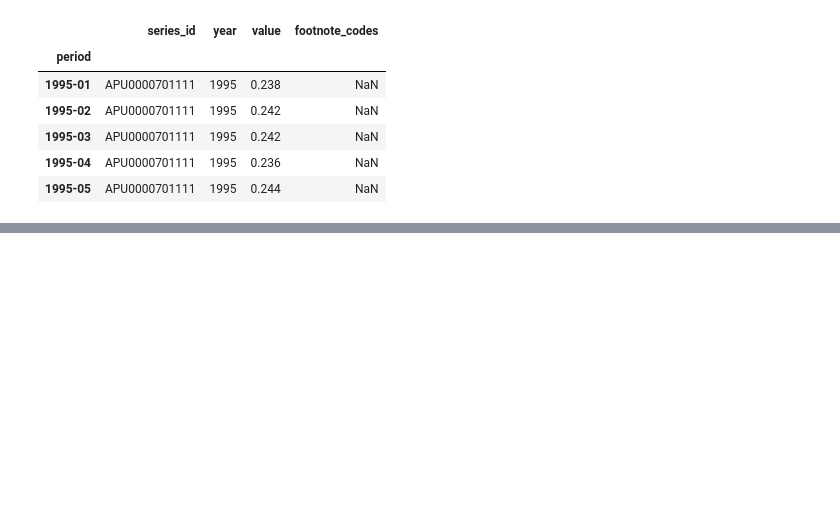
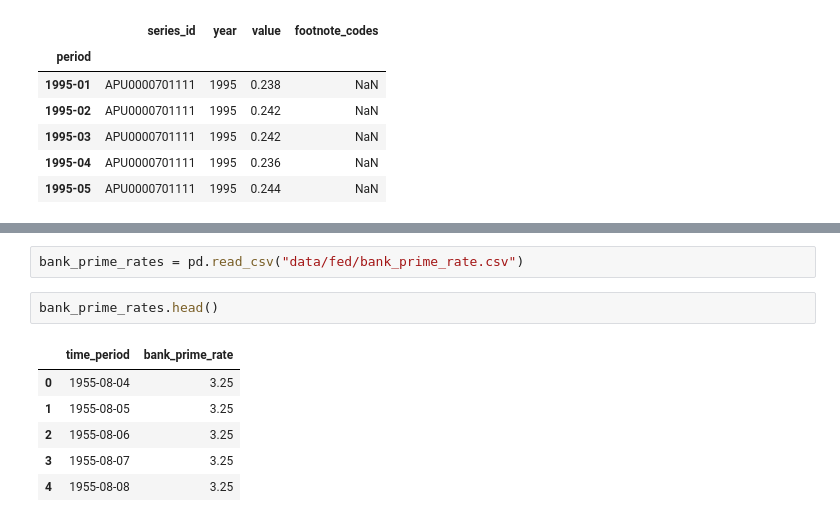
Before and after one commit to johnsonlarryl/machine_learning_training, a Jupyter notebook: supervised/regression/linear_regression/predict_federal_reserve_interest_rates/predict_federal_reserve_interest_rates_notebook.ipynb, the cells around one changed output, grey strips where cells are left out. Saved outputs shown, nothing was run; the diff lists cells and outputs as text; blank space fills up the shorter version.

```diff
--- a/supervised/regression/linear_regression/predict_federal_reserve_interest_rates/predict_federal_reserve_interest_rates_notebook.ipynb
+++ b/supervised/regression/linear_regression/predict_federal_reserve_interest_rates/predict_federal_reserve_interest_rates_notebook.ipynb
@@ -229,4 +236,15 @@ s_and_p_500_stock_prices_df.dtypes
  Low      float64
  Close    float64
 dtype: object
+# %%
+bank_prime_rates = pd.read_csv("data/fed/bank_prime_rate.csv")
+# %%
+bank_prime_rates.head()
+# %% [output]
+|  | time_period | bank_prime_rate |
+| 0 | 1955-08-04 | 3.25 |
+| 1 | 1955-08-05 | 3.25 |
+| 2 | 1955-08-06 | 3.25 |
+| 3 | 1955-08-07 | 3.25 |
+| 4 | 1955-08-08 | 3.25 |
 # %%
```
Also changed, not shown: parts of 43 cells of this notebook, 2 other files.
